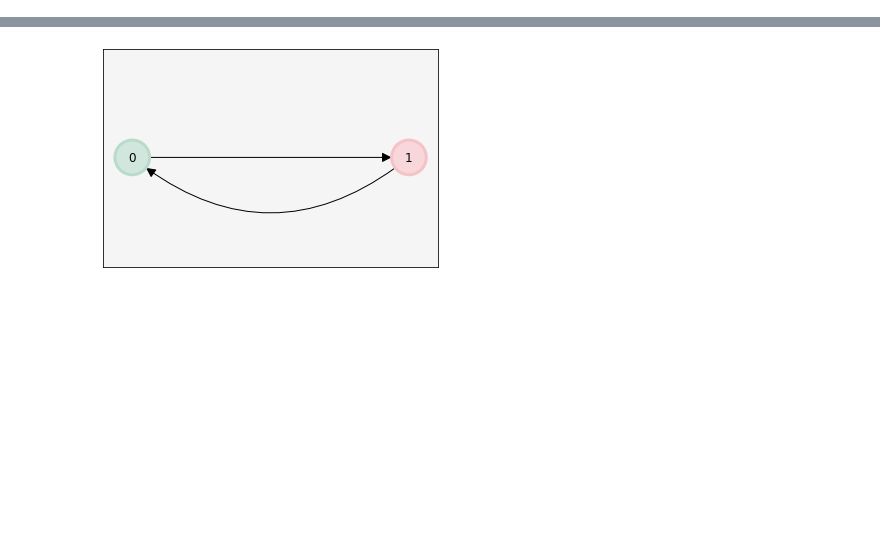
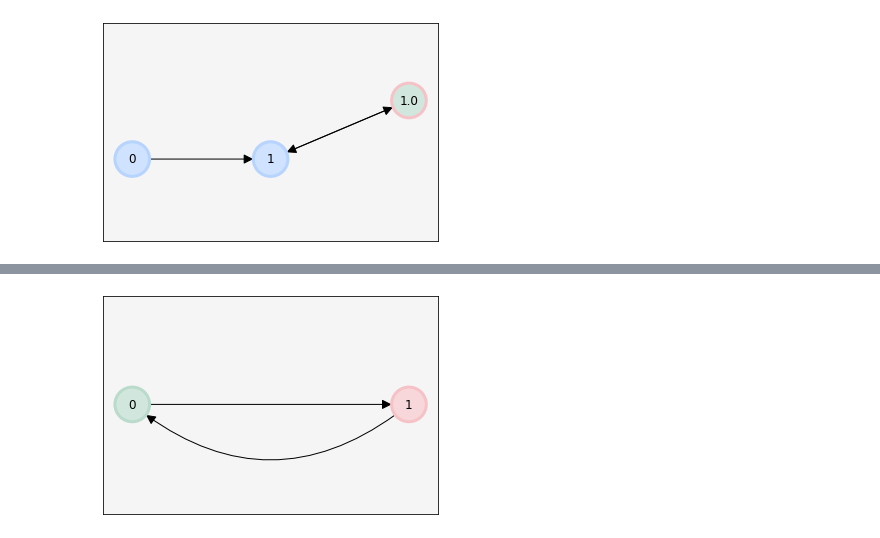
Before and after one commit to dsbowen/hemlock, a Jupyter notebook: examples/navigation.ipynb, the cells around one changed output, grey strips where cells are left out. Cells and saved outputs as stored; diff of their text form; code cells hidden in the pictures; blank space fills up the shorter version.

```diff
--- a/examples/navigation.ipynb
+++ b/examples/navigation.ipynb
@@ -6,0 +37,4 @@ app = create_test_app()
+# %%
+user.test_request().display()
+# %% [output]
+[figure, added]
```
Also changed, not shown: parts of 6 cells of this notebook, 14 other files.
